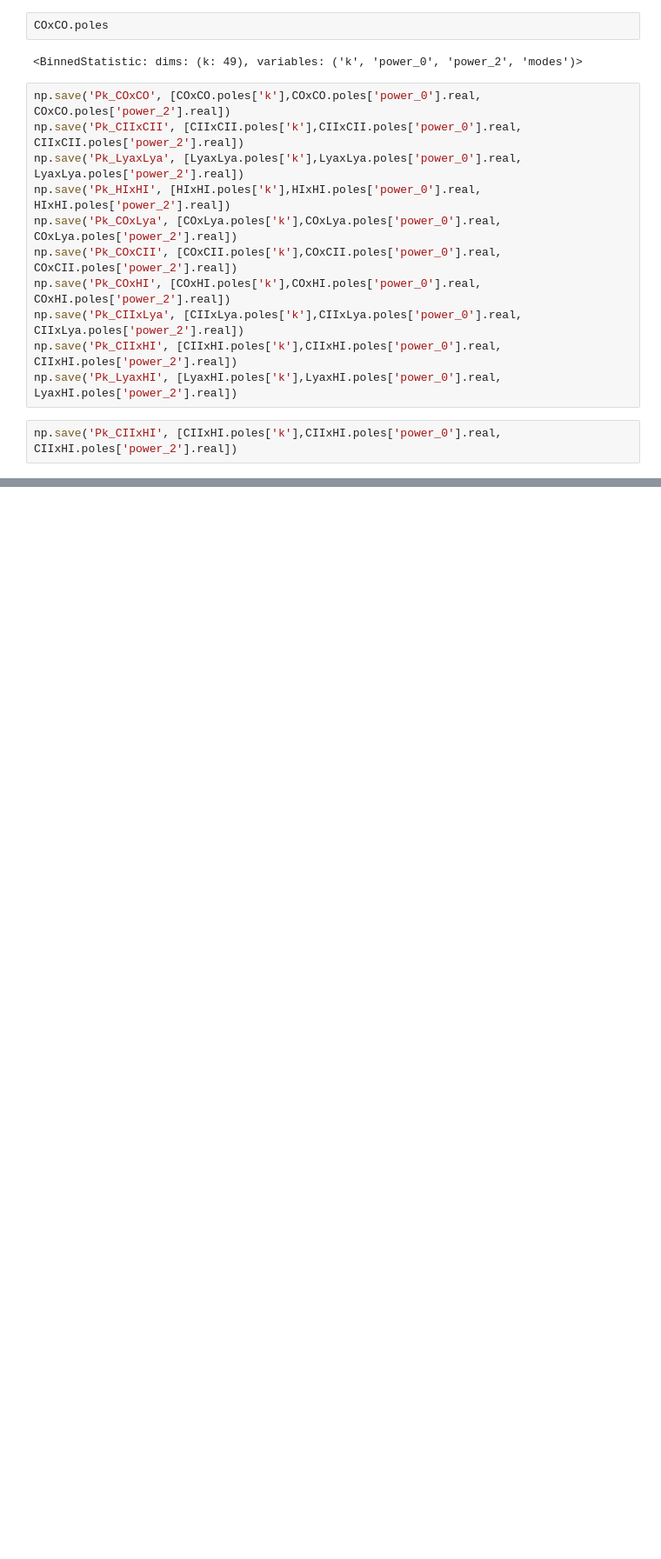
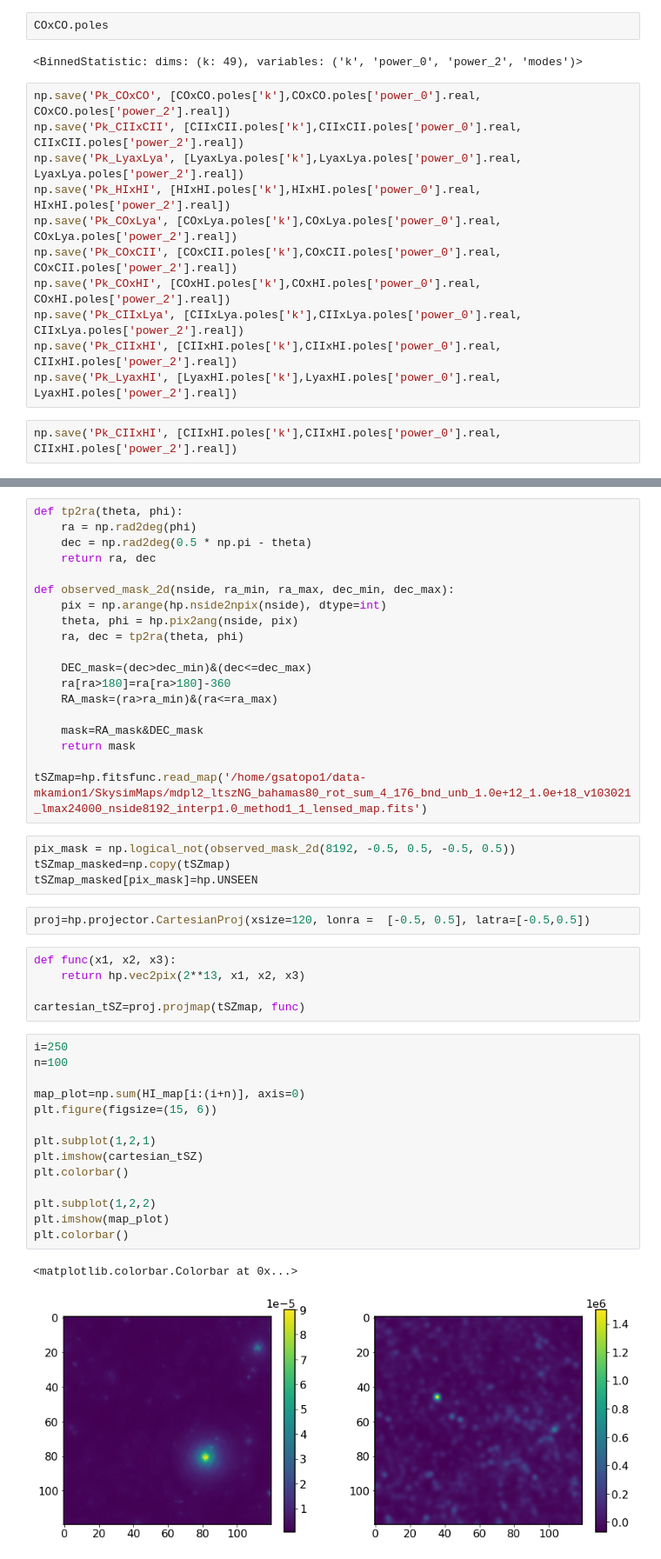
Before and after one commit to kokron/skyLine, a Jupyter notebook: notebooks/main_results_crosscorr.ipynb, the cells around one changed output, grey strips where cells are left out. Shown at 87% size. Drawn from its saved outputs; the diff is of its cells as text; blank space fills up the shorter version.

```diff
--- a/notebooks/main_results_crosscorr.ipynb
+++ b/notebooks/main_results_crosscorr.ipynb
@@ -387,0 +498,47 @@ np.save('Pk_CIIxHI', [CIIxHI.poles['k'],CIIxHI.poles['power_0'].real, CIIxHI.pol
+# %%
+def tp2ra(theta, phi):
+    ra = np.rad2deg(phi)
+    dec = np.rad2deg(0.5 * np.pi - theta)
+    return ra, dec
+
+def observed_mask_2d(nside, ra_min, ra_max, dec_min, dec_max):
+    pix = np.arange(hp.nside2npix(nside), dtype=int)
+    theta, phi = hp.pix2ang(nside, pix)
+    ra, dec = tp2ra(theta, phi)
+
+    DEC_mask=(dec>dec_min)&(dec<=dec_max)
+    ra[ra>180]=ra[ra>180]-360
+    RA_mask=(ra>ra_min)&(ra<=ra_max)
+
+    mask=RA_mask&DEC_mask
+    return mask
+
+tSZmap=hp.fitsfunc.read_map('/home/gsatopo1/data-mkamion1/SkysimMaps/mdpl2_ltszNG_bahamas80_rot_sum_4_176_bnd_unb_1.0e+12_1.0e+18_v103021_lmax24000_nside8192_interp1.0_method1_1_lensed_map.fits')
+# %%
+pix_mask = np.logical_not(observed_mask_2d(8192, -0.5, 0.5, -0.5, 0.5))
+tSZmap_masked=np.copy(tSZmap)
+tSZmap_masked[pix_mask]=hp.UNSEEN
+# %%
+proj=hp.projector.CartesianProj(xsize=120, lonra =  [-0.5, 0.5], latra=[-0.5,0.5])
+# %%
+def func(x1, x2, x3):
+    return hp.vec2pix(2**13, x1, x2, x3)
+
+cartesian_tSZ=proj.projmap(tSZmap, func)
+# %%
+i=250
+n=100
+
+map_plot=np.sum(HI_map[i:(i+n)], axis=0)
+plt.figure(figsize=(15, 6))
+
+plt.subplot(1,2,1)
+plt.imshow(cartesian_tSZ)
+plt.colorbar()
+
+plt.subplot(1,2,2)
+plt.imshow(map_plot)
+plt.colorbar()
+# %% [output]
+<matplotlib.colorbar.Colorbar at 0x...>
+[figure, added]
```
Also changed, not shown: parts of 8 cells of this notebook, 3 other files.
